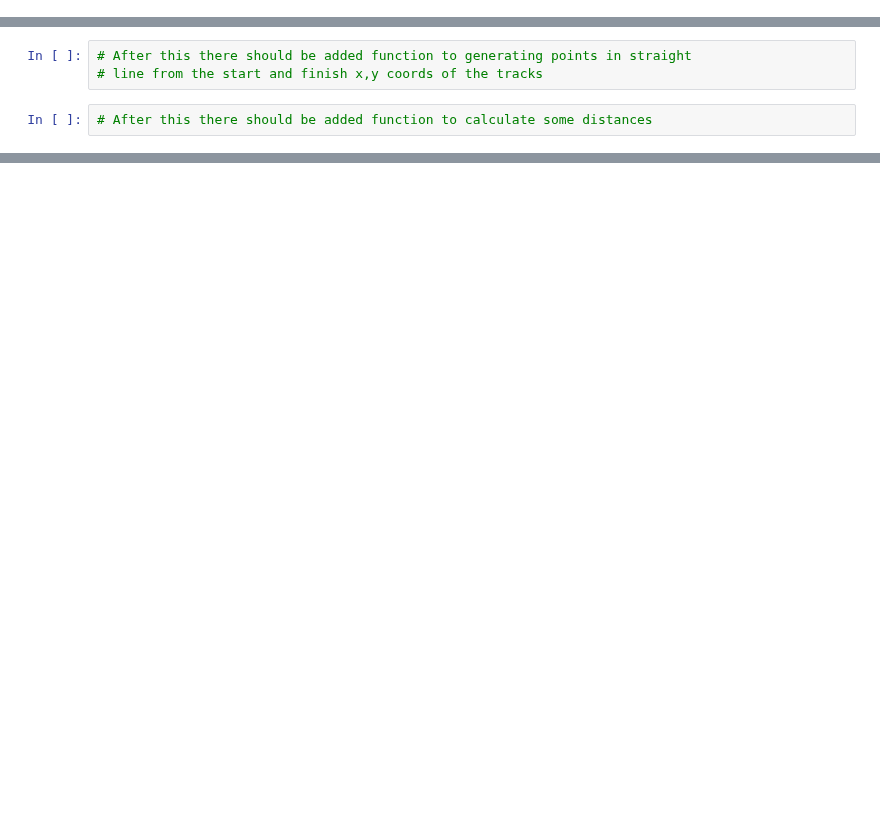
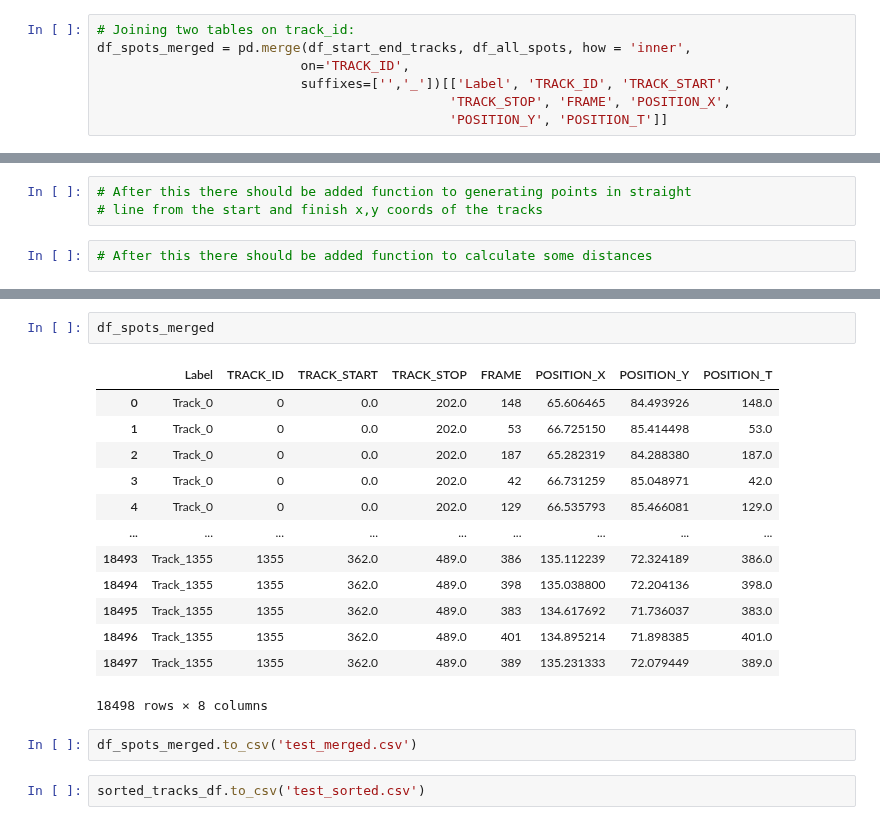
Before and after one commit to GentlemanFrog/Trajectory_clustering, a Jupyter notebook: Trajectory_analysis_2_0.ipynb, the cells around one changed output, grey strips where cells are left out. Cells and saved outputs as stored; diff of their text form; blank space fills up the shorter version.

```diff
--- a/Trajectory_analysis_2_0.ipynb
+++ b/Trajectory_analysis_2_0.ipynb
@@ -496,0 +500,7 @@ df_only_spots.reset_index(level=None, drop=True, inplace = True)
+# %%
+# Joining two tables on track_id:
+df_spots_merged = pd.merge(df_start_end_tracks, df_all_spots, how = 'inner',
+                          on='TRACK_ID',
+                          suffixes=['','_'])[['Label', 'TRACK_ID', 'TRACK_START',
+                                             'TRACK_STOP', 'FRAME', 'POSITION_X',
+                                             'POSITION_Y', 'POSITION_T']]
@@ -531,0 +571,20 @@ df_start_end_tracks
+# %%
+df_spots_merged
+# %% [output]
+|  | Label | TRACK_ID | TRACK_START | TRACK_STOP | FRAME | POSITION_X | POSITION_Y | POSITION_T |
+| 0 | Track_0 | 0 | 0.0 | 202.0 | 148 | 65.606465 | 84.493926 | 148.0 |
+| 1 | Track_0 | 0 | 0.0 | 202.0 | 53 | 66.725150 | 85.414498 | 53.0 |
+| 2 | Track_0 | 0 | 0.0 | 202.0 | 187 | 65.282319 | 84.288380 | 187.0 |
+| 3 | Track_0 | 0 | 0.0 | 202.0 | 42 | 66.731259 | 85.048971 | 42.0 |
+| 4 | Track_0 | 0 | 0.0 | 202.0 | 129 | 66.535793 | 85.466081 | 129.0 |
+| ... | ... | ... | ... | ... | ... | ... | ... | ... |
+| 18493 | Track_1355 | 1355 | 362.0 | 489.0 | 386 | 135.112239 | 72.324189 | 386.0 |
+| 18494 | Track_1355 | 1355 | 362.0 | 489.0 | 398 | 135.038800 | 72.204136 | 398.0 |
+| 18495 | Track_1355 | 1355 | 362.0 | 489.0 | 383 | 134.617692 | 71.736037 | 383.0 |
+| 18496 | Track_1355 | 1355 | 362.0 | 489.0 | 401 | 134.895214 | 71.898385 | 401.0 |
+| 18497 | Track_1355 | 1355 | 362.0 | 489.0 | 389 | 135.231333 | 72.079449 | 389.0 |
+18498 rows × 8 columns
+# %%
+df_spots_merged.to_csv('test_merged.csv')
+# %%
+sorted_tracks_df.to_csv('test_sorted.csv')
```
Also changed, not shown: parts of 10 cells of this notebook, 2 other files.
